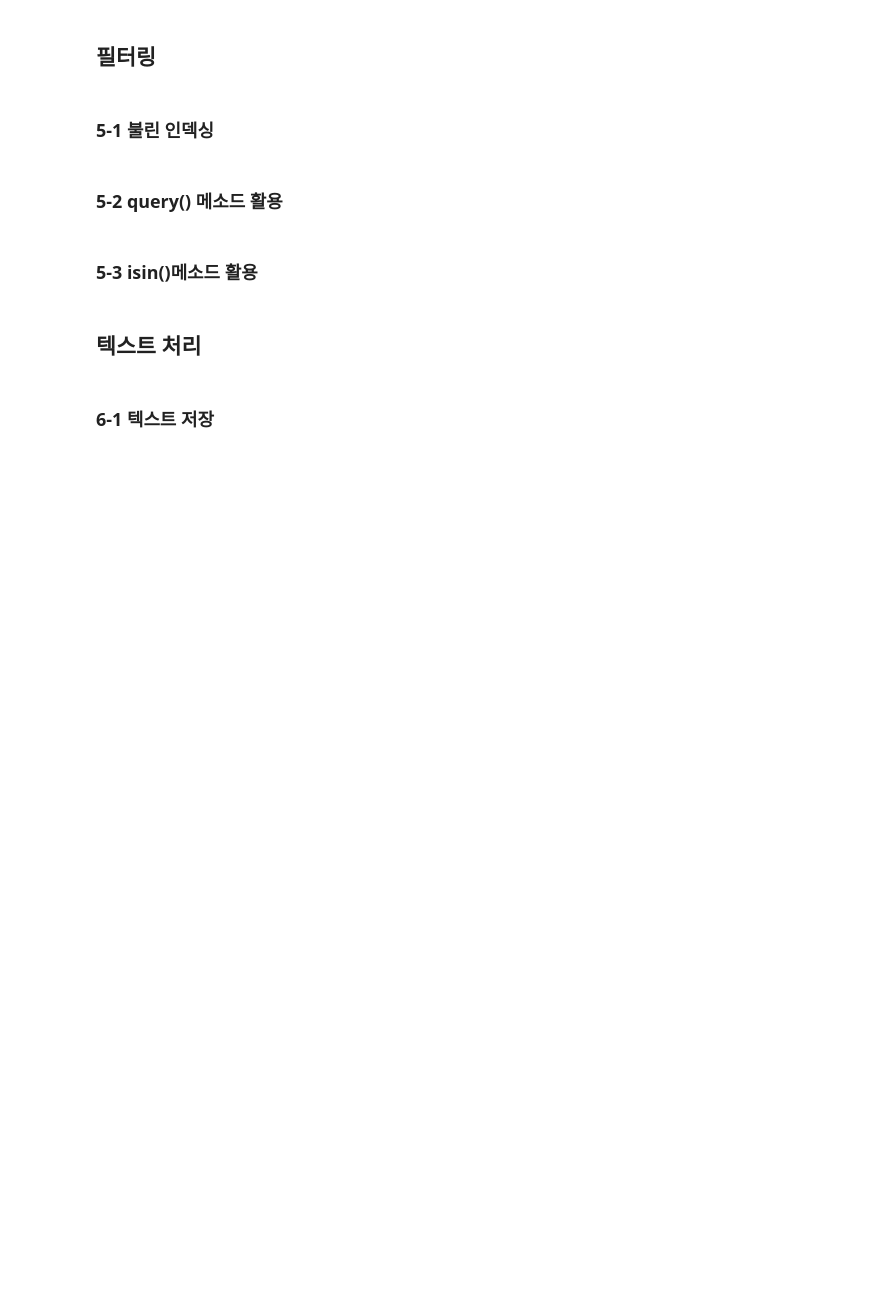
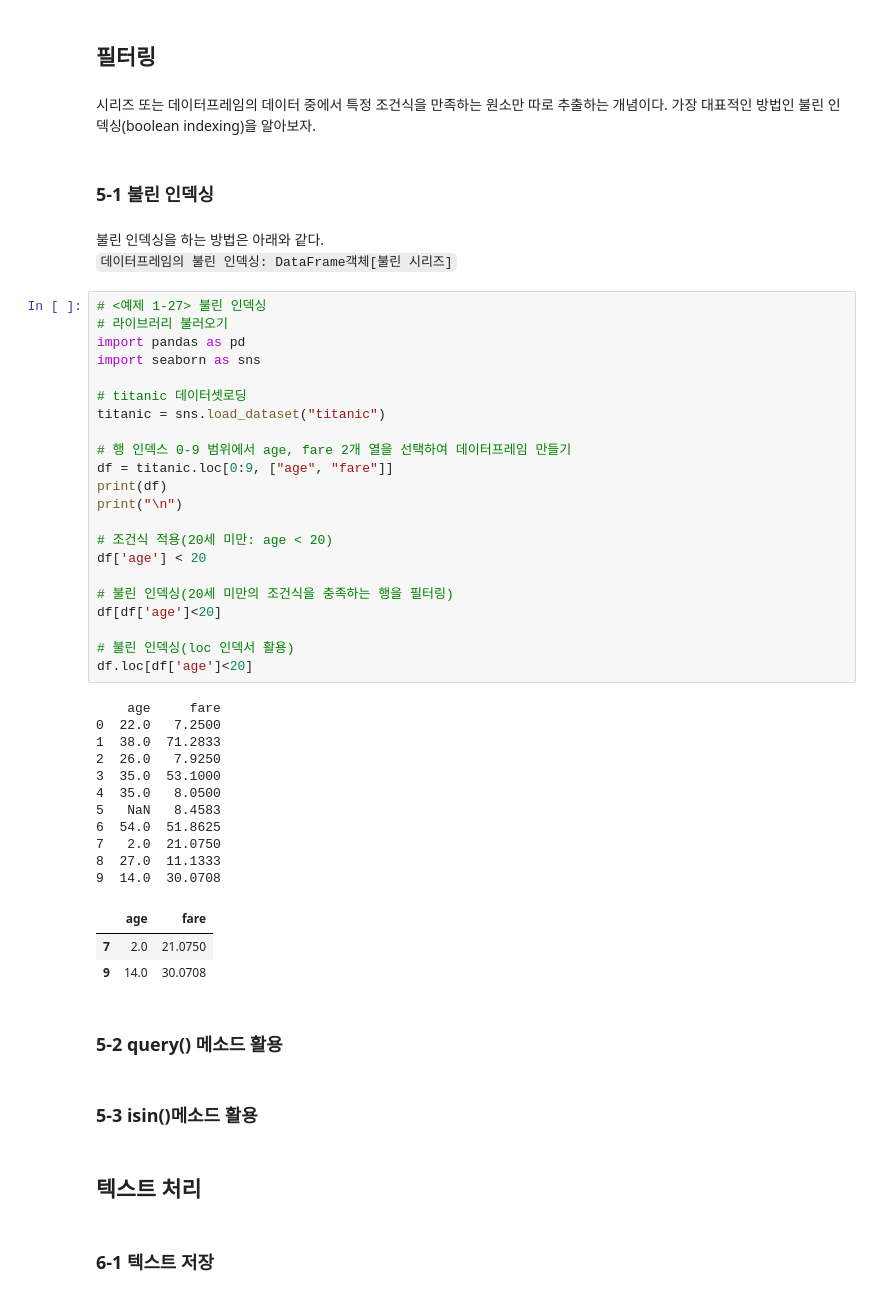
Before and after one commit to kwj903/data_analytics_exercise, a Jupyter notebook: notebooks/part1/pands_begin.ipynb, the cells around one changed output. Drawn from its saved outputs; the diff is of its cells as text; blank space fills up the shorter version.

```diff
--- a/notebooks/part1/pands_begin.ipynb
+++ b/notebooks/part1/pands_begin.ipynb
@@ -253,8 +1441,50 @@ print(df)
 # %% [markdown]
 ## 필터링
+# %% [markdown]
+시리즈 또는 데이터프레임의 데이터 중에서 특정 조건식을 만족하는 원소만 따로 추출하는 개념이다. 가장 대표적인 방법인 불린 인덱싱(boolean indexing)을 알아보자.
 # %% [markdown]
 
 ### 5-1 불린 인덱싱
+# %% [markdown]
+불린 인덱싱을 하는 방법은 아래와 같다.
+`데이터프레임의 불린 인덱싱: DataFrame객체[불린 시리즈]`
+# %%
+# <예제 1-27> 불린 인덱싱
+# 라이브러리 불러오기
+import pandas as pd
+import seaborn as sns
+
+# titanic 데이터셋로딩
+titanic = sns.load_dataset("titanic")
+
+# 행 인덱스 0-9 범위에서 age, fare 2개 열을 선택하여 데이터프레임 만들기
+df = titanic.loc[0:9, ["age", "fare"]]
+print(df)
+print("\n")
+
+# 조건식 적용(20세 미만: age < 20)
+df['age'] < 20
+
+# 불린 인덱싱(20세 미만의 조건식을 충족하는 행을 필터링)
+df[df['age']<20]
+
+# 불린 인덱싱(loc 인덱서 활용)
+df.loc[df['age']<20]
+# %% [output]
+    age     fare
+0  22.0   7.2500
+1  38.0  71.2833
+2  26.0   7.9250
+3  35.0  53.1000
+4  35.0   8.0500
+5   NaN   8.4583
+6  54.0  51.8625
+7   2.0  21.0750
+8  27.0  11.1333
+9  14.0  30.0708
+|  | age | fare |
+| 7 | 2.0 | 21.0750 |
+| 9 | 14.0 | 30.0708 |
 # %% [markdown]
 ### 5-2 query() 메소드 활용
 # %% [markdown]
```
Also changed, not shown: parts of 48 cells of this notebook, 1 other file.
